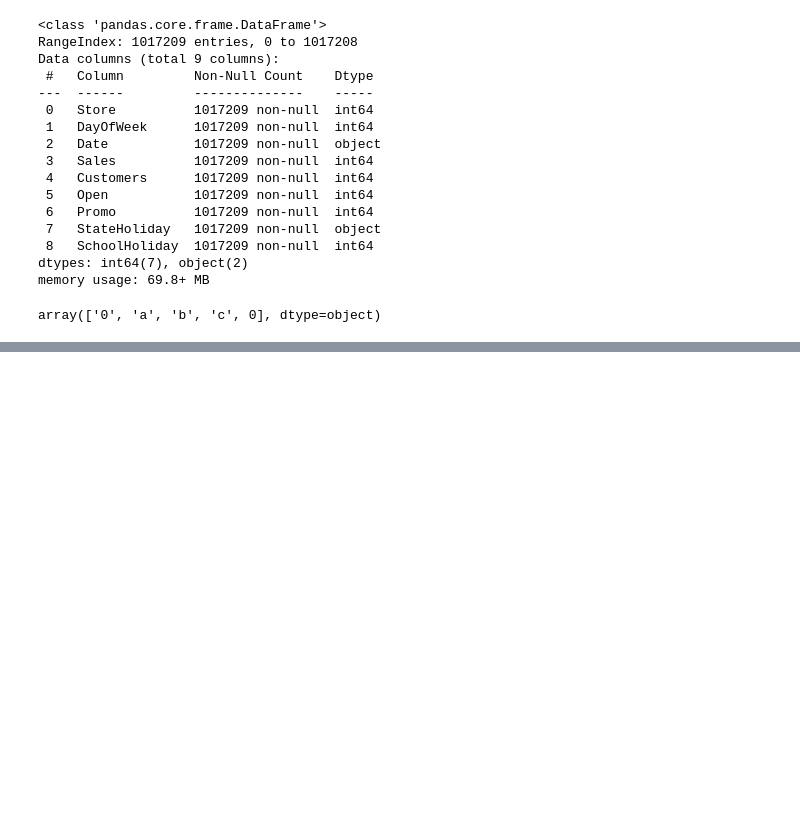
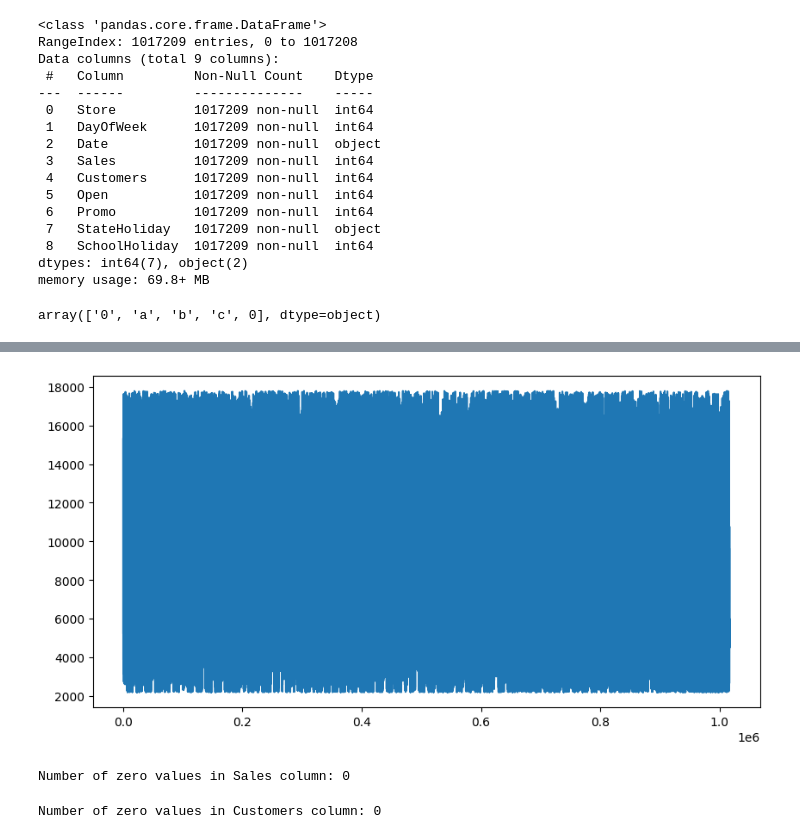
Before and after one commit to chitra-psg/rossmann_sales_prediction, a Jupyter notebook: Rossman_Sales_Prediction.ipynb, the cells around one changed output, grey strips where cells are left out. Cells and saved outputs as stored; diff of their text form; code cells hidden in the pictures; blank space fills up the shorter version.

```diff
--- a/Rossman_Sales_Prediction.ipynb
+++ b/Rossman_Sales_Prediction.ipynb
@@ -214,0 +290,26 @@ memory usage: 69.8+ MB
+# %%
+
+# Calculate the 99th percentile of sales
+sales_higher_threshold = train_open.Sales.quantile(0.99)
+sales_lower_threshold = train_open.Sales.quantile(0.01)
+
+# Filter the dataframe to remove outliers
+train_open = train_open[(train_open.Sales <= sales_higher_threshold) & (train_open.Sales >= sales_lower_threshold)]
+# %%
+# sales plot
+train_open.Sales.plot(figsize=(10,5))
+plt.show()
+# %% [output]
+[figure, added]
+# %%
+# Check for ZERO values in Sales or Customer Values
+count = (train_open['Sales'] == 0).sum()
+print('Number of zero values in Sales column:', count)
+# %% [output]
+Number of zero values in Sales column: 0
+# %%
+# Check for ZERO values in Customer Values
+count = (train_open['Customers'] == 0).sum()
+print('Number of zero values in Customers column:', count)
+# %% [output]
+Number of zero values in Customers column: 0
```
Also changed, not shown: parts of 28 cells of this notebook.
